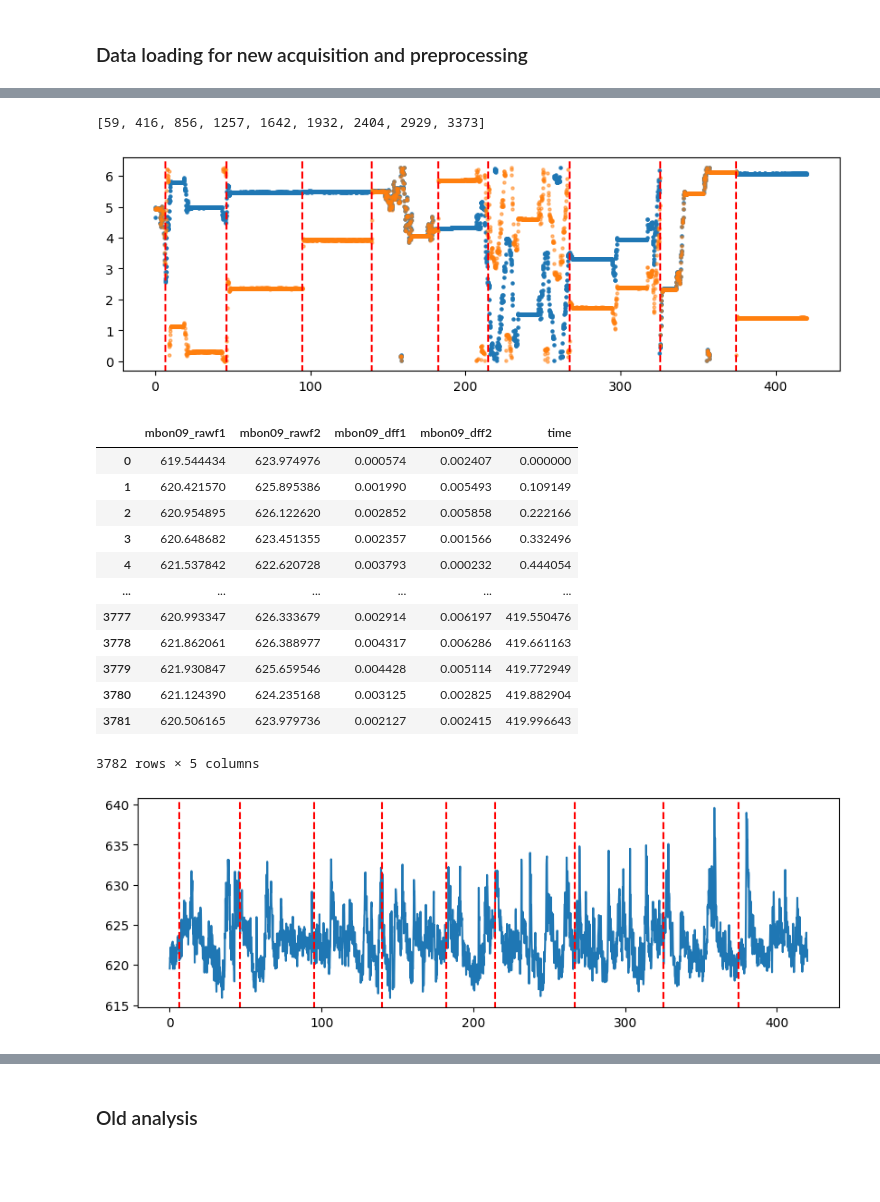
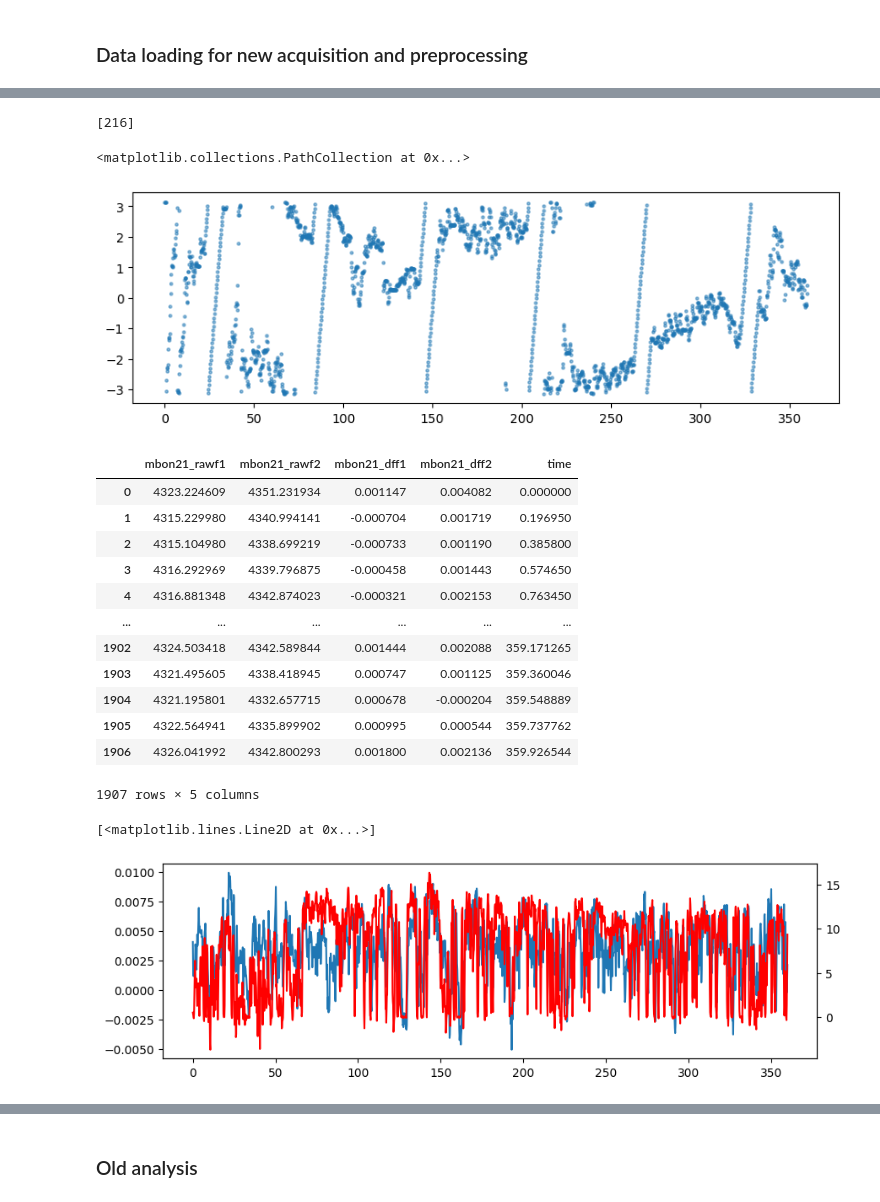
Before and after one commit to jingxuanf0214/thesis-2p-behavior-align, a Jupyter notebook: Exploratory analysis.ipynb, the cells around one changed output, grey strips where cells are left out. Cells and saved outputs as stored; diff of their text form; code cells hidden in the pictures; blank space fills up the shorter version.

```diff
--- a/Exploratory analysis.ipynb
+++ b/Exploratory analysis.ipynb
@@ -130,9 +130,13 @@ def process_resp_to_neural_df(ts_resp):
 
             # Process rawf_f_f_n data
             if raw_f_data is not None:
-                for i in range(raw_f_data.shape[0]):
-                    column_name = f"{field_name}_rawf{i+1}"
-                    neural_data[column_name] = raw_f_data[i, :]
+                if raw_f_data.ndim == 1:
+                    # If raw_f_data is 1-dimensional
+                    neural_data[f"{field_name}_rawf1"] = raw_f_data
+                else:
+                    for i in range(raw_f_data.shape[0]):
+                        column_name = f"{field_name}_rawf{i+1}"
+                        neural_data[column_name] = raw_f_data[i, :]
 
             # Process dff data
             for dff_key, dff_value in dff_data.items():
@@ -202,5 +206,5 @@ def load_matfile_to_df(matfile_path):
 
 
 # Example usage:
-behav_df, neural_df = load_matfile_to_df('/Users/jingxuanfan/Documents/GitHub/stacks/20240925-1_MBON09_barjump/ts_trial4.mat')
+behav_df, neural_df = load_matfile_to_df('/Volumes/Neurobio/wilsonlab/Jingxuan/standby/20241011-3_MBON21_no_jump/ts_trial1.mat')
 # print(df.head())
@@ -274,40 +276,44 @@ jump_indices = detect_jumps_unwrapped(behav_df, heading_column='heading', time_c
 
 jump_indices
 # %% [output]
-[59, 416, 856, 1257, 1642, 1932, 2404, 2929, 3373]
+[216]
 # %%
 fig, ax = plt.subplots(1, 1, figsize=(10, 3))
-ax.scatter(behav_df['time'], behav_df['heading_unjumped'],s=5)
+#ax.scatter(behav_df['time'], behav_df['heading_unjumped'],s=5)
 ax.scatter(behav_df['time'], behav_df['heading'],s=5,alpha=0.5)
-[ax.axvline(_x, ymin=-np.pi, ymax=np.pi, color='red', linestyle='--') for _x in np.array(behav_df['time'].iloc[jump_indices])];
+#[ax.axvline(_x, ymin=-np.pi, ymax=np.pi, color='red', linestyle='--') for _x in np.array(behav_df['time'].iloc[jump_indices])];
 # %% [output]
+<matplotlib.collections.PathCollection at 0x...>
-[figure, old version]
+[figure, new version]
 # %%
 #columns_without_time = neural_df.columns.drop('time').tolist()
 #neural_df = imaging_behavior_functions.calculate_deltaF_over_F_df(neural_df, columns_without_time,'whole_session_percentile')
 # %%
 neural_df
 # %% [output]
-|  | mbon09_rawf1 | mbon09_rawf2 | mbon09_dff1 | mbon09_dff2 | time |
-| 0 | 619.544434 | 623.974976 | 0.000574 | 0.002407 | 0.000000 |
-| 1 | 620.421570 | 625.895386 | 0.001990 | 0.005493 | 0.109149 |
-| 2 | 620.954895 | 626.122620 | 0.002852 | 0.005858 | 0.222166 |
-| 3 | 620.648682 | 623.451355 | 0.002357 | 0.001566 | 0.332496 |
-| 4 | 621.537842 | 622.620728 | 0.003793 | 0.000232 | 0.444054 |
+|  | mbon21_rawf1 | mbon21_rawf2 | mbon21_dff1 | mbon21_dff2 | time |
+| 0 | 4323.224609 | 4351.231934 | 0.001147 | 0.004082 | 0.000000 |
+| 1 | 4315.229980 | 4340.994141 | -0.000704 | 0.001719 | 0.196950 |
+| 2 | 4315.104980 | 4338.699219 | -0.000733 | 0.001190 | 0.385800 |
+| 3 | 4316.292969 | 4339.796875 | -0.000458 | 0.001443 | 0.574650 |
+| 4 | 4316.881348 | 4342.874023 | -0.000321 | 0.002153 | 0.763450 |
 | ... | ... | ... | ... | ... | ... |
-| 3777 | 620.993347 | 626.333679 | 0.002914 | 0.006197 | 419.550476 |
-| 3778 | 621.862061 | 626.388977 | 0.004317 | 0.006286 | 419.661163 |
-| 3779 | 621.930847 | 625.659546 | 0.004428 | 0.005114 | 419.772949 |
-| 3780 | 621.124390 | 624.235168 | 0.003125 | 0.002825 | 419.882904 |
-| 3781 | 620.506165 | 623.979736 | 0.002127 | 0.002415 | 419.996643 |
+| 1902 | 4324.503418 | 4342.589844 | 0.001444 | 0.002088 | 359.171265 |
+| 1903 | 4321.495605 | 4338.418945 | 0.000747 | 0.001125 | 359.360046 |
+| 1904 | 4321.195801 | 4332.657715 | 0.000678 | -0.000204 | 359.548889 |
+| 1905 | 4322.564941 | 4335.899902 | 0.000995 | 0.000544 | 359.737762 |
+| 1906 | 4326.041992 | 4342.800293 | 0.001800 | 0.002136 | 359.926544 |
-3782 rows × 5 columns
+1907 rows × 5 columns
 # %%
 fig, ax = plt.subplots(1, 1, figsize=(10, 3))
-ax.plot(neural_df['time'], neural_df['mbon09_rawf1'])
+ax.plot(neural_df['time'], neural_df['mbon21_dff2'])
+ax2 = ax.twinx()
+ax2.plot(behav_df['time'], behav_df['fwV'], color='r')
 #ax.plot(neural_df['time'], neural_df['mbon09_rawf2_dff'])
-[ax.axvline(_x, ymin=-np.pi, ymax=np.pi, color='red', linestyle='--') for _x in np.array(behav_df['time'].iloc[jump_indices])];
+#[ax.axvline(_x, ymin=-np.pi, ymax=np.pi, color='red', linestyle='--') for _x in np.array(behav_df['time'].iloc[jump_indices])];
 # %% [output]
+[<matplotlib.lines.Line2D at 0x...>]
-[figure, old version]
+[figure, new version]
 # %%
 
 def scale_circular_variable(series, scale_factor=1/0.8):
```
Also changed, not shown: parts of 4 cells of this notebook, 1 other file.
